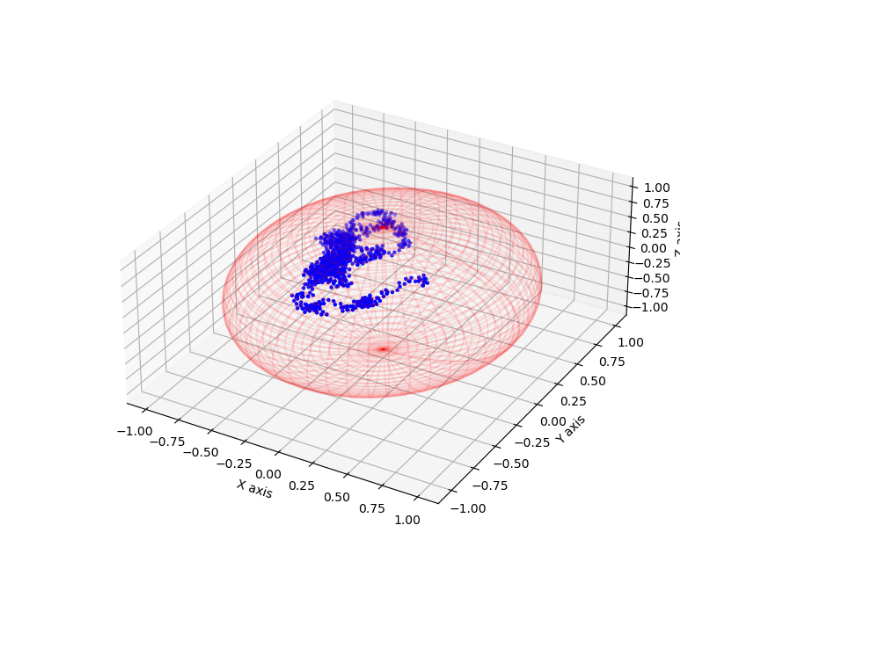
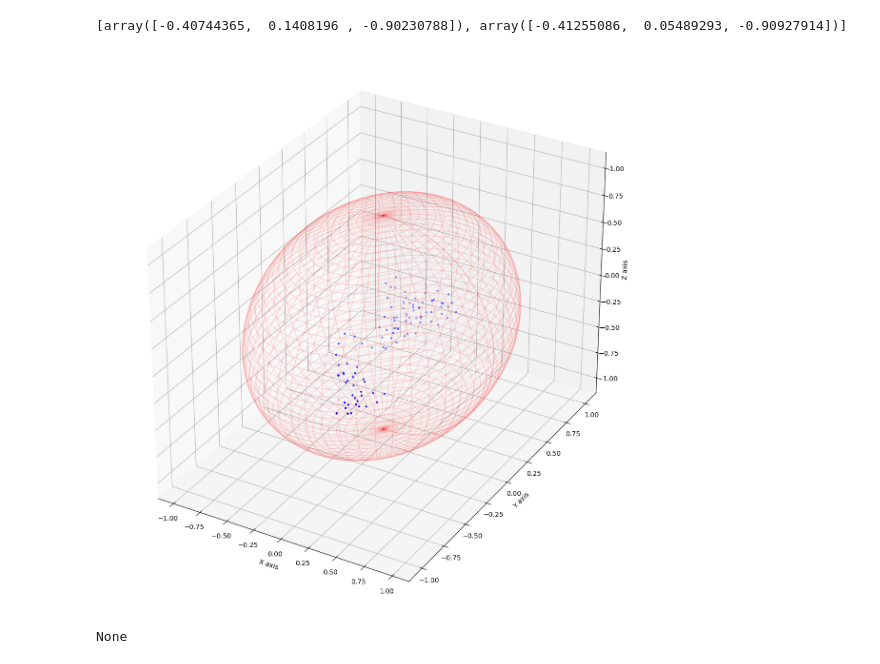
Before and after one commit to TomSbados/Random-Walk-on-HyperSphere, a Jupyter notebook: RandomWalk.ipynb, the cells around one changed output. Cells and saved outputs as stored; diff of their text form; code cells hidden in the pictures; blank space fills up the shorter version.

```diff
--- a/RandomWalk.ipynb
+++ b/RandomWalk.ipynb
@@ -3,9 +3,9 @@ import numpy as np
 import geomstats
 from geomstats.geometry.hypersphere import Hypersphere
 # %%
+dimension = 3
 
-
-sphere = Hypersphere(dim=2)
+sphere = Hypersphere(dim=dimension - 1)
 
 
 def random_tangent_vector(x, epsilon, n):
@@ -31,33 +31,39 @@ def retraction_based_random_walk(N, epsilon, n, x0):
     return walk
 
 
-N = 1000
-epsilon = 0.02
-n = 3
+N = 100
+epsilon = 0.05
+n = dimension
 x0 = sphere.random_uniform(n_samples = 1)
 
 
-rw = retraction_based_random_walk(N, epsilon, n, x0)
+rw_2_sphere = retraction_based_random_walk(N, epsilon, n, x0)
 # %%
 import matplotlib.pyplot as plt
 from mpl_toolkits.mplot3d import Axes3D
 
+def plot_graph(rw):
+    walk = np.array(rw)
+    fig = plt.figure(figsize=(15, 15))
+    ax = fig.add_subplot(111, projection='3d')
+    ax.scatter(walk[:, 0], walk[:, 1], walk[:, 2], c='blue', marker='.')
+    phi = np.linspace(0, np.pi, 100)
+    theta = np.linspace(0, 2 * np.pi, 100)
+    phi, theta = np.meshgrid(phi, theta)
+    x = np.sin(phi) * np.cos(theta)
+    y = np.sin(phi) * np.sin(theta)
+    z = np.cos(phi)
+    ax.plot_wireframe(x, y, z, color='r', alpha=0.1)
+    ax.set_xlabel('X axis')
+    ax.set_ylabel('Y axis')
+    ax.set_zlabel('Z axis')
+    ax.set_box_aspect([np.ptp(i) for i in [walk[:, 0], walk[:, 1], walk[:, 2]]])
+    return plt.show()
 
-walk = np.array(rw)
-fig = plt.figure(figsize=(8, 8))
-ax = fig.add_subplot(111, projection='3d')
-ax.scatter(walk[:, 0], walk[:, 1], walk[:, 2], c='blue', marker='.')
-phi = np.linspace(0, np.pi, 100)
-theta = np.linspace(0, 2 * np.pi, 100)
-phi, theta = np.meshgrid(phi, theta)
-x = np.sin(phi) * np.cos(theta)
-y = np.sin(phi) * np.sin(theta)
-z = np.cos(phi)
-ax.plot_wireframe(x, y, z, color='r', alpha=0.1)
-ax.set_xlabel('X axis')
-ax.set_ylabel('Y axis')
-ax.set_zlabel('Z axis')
-ax.set_box_aspect([np.ptp(i) for i in [walk[:, 0], walk[:, 1], walk[:, 2]]])
-plt.show()
+
+print(rw_2_sphere[:2])
+print(plot_graph(rw_2_sphere))
 # %% [output]
+[array([-0.40744365,  0.1408196 , -0.90230788]), array([-0.41255086,  0.05489293, -0.90927914])]
-[figure, old version]
+[figure, new version]
+None
```
Also changed, not shown: parts of 3 cells of this notebook.
